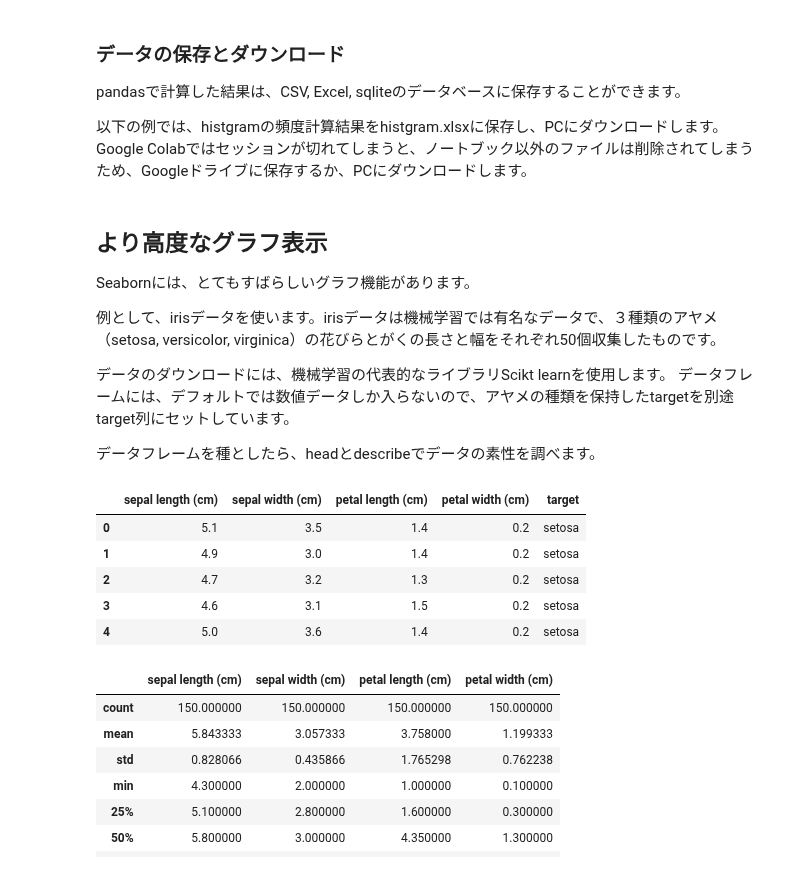
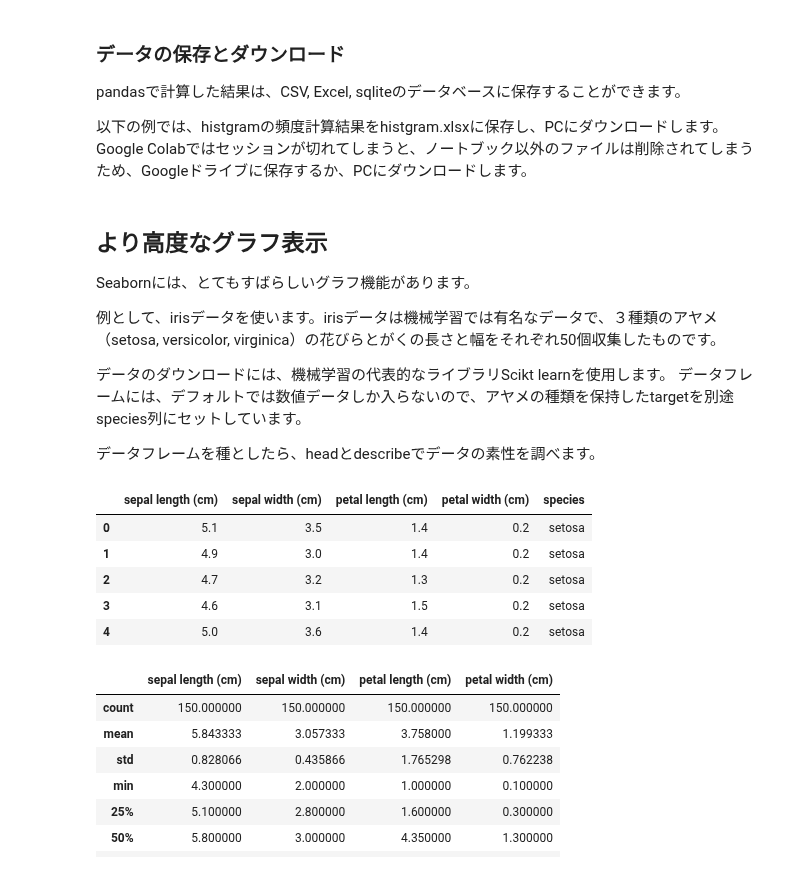
Before and after one commit to take-pwave/notebook, a Jupyter notebook: GoogleColab/DataVisualize.ipynb, the cells around one changed output. Drawn from its saved outputs; the diff is of its cells as text; code cells hidden in the pictures.

```diff
--- a/GoogleColab/DataVisualize.ipynb
+++ b/GoogleColab/DataVisualize.ipynb
@@ -208,19 +208,19 @@ Seabornには、とてもすばらしいグラフ機能があります。
 例として、irisデータを使います。irisデータは機械学習では有名なデータで、３種類のアヤメ（setosa, versicolor, virginica）の花びらとがくの長さと幅をそれぞれ50個収集したものです。
 
 データのダウンロードには、機械学習の代表的なライブラリScikt learnを使用します。
-データフレームには、デフォルトでは数値データしか入らないので、アヤメの種類を保持したtargetを別途target列にセットしています。
+データフレームには、デフォルトでは数値データしか入らないので、アヤメの種類を保持したtargetを別途species列にセットしています。
 
 データフレームを種としたら、headとdescribeでデータの素性を調べます。
 # %%
 from sklearn import datasets
 
 # irisのデータセットを読み込み、pandasのデータフレームを作成
 iris = datasets.load_iris()
 df = pd.DataFrame(iris.data, columns=iris.feature_names)
-df['target'] = iris.target_names[iris.target]
+df['species'] = iris.target_names[iris.target]
 df.head()
 # %% [output]
-|  | sepal length (cm) | sepal width (cm) | petal length (cm) | petal width (cm) | target |
+|  | sepal length (cm) | sepal width (cm) | petal length (cm) | petal width (cm) | species |
 | 0 | 5.1 | 3.5 | 1.4 | 0.2 | setosa |
 | 1 | 4.9 | 3.0 | 1.4 | 0.2 | setosa |
 | 2 | 4.7 | 3.2 | 1.3 | 0.2 | setosa |
```
Also changed, not shown: parts of 10 cells of this notebook, 1 other file.
